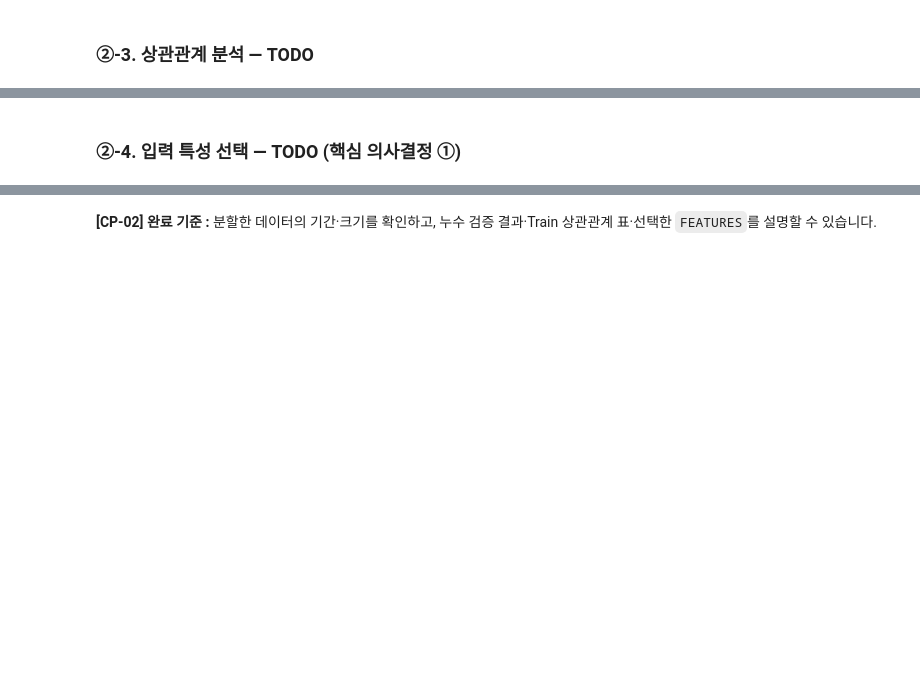
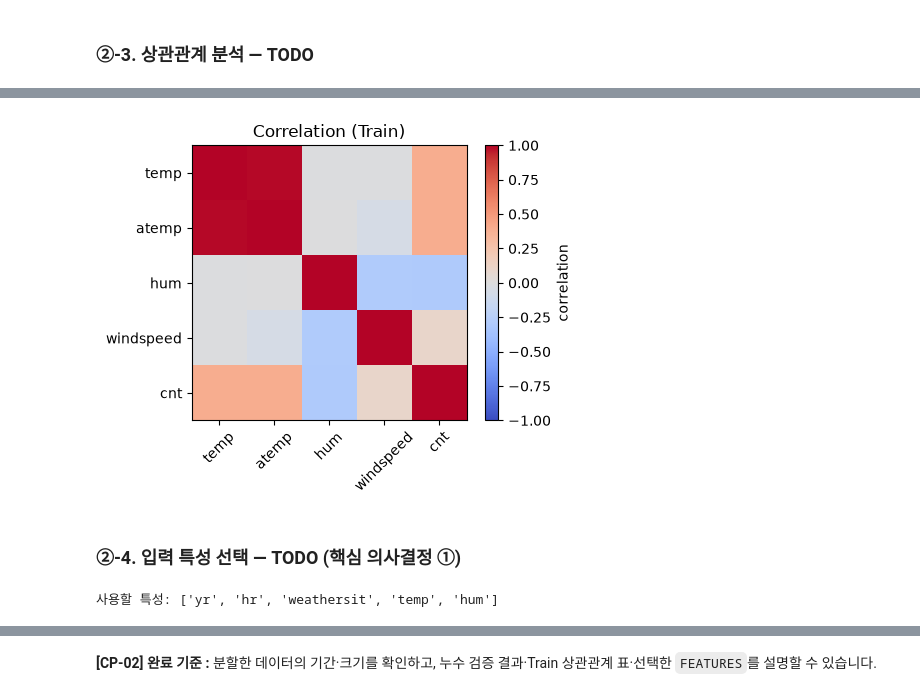
Before and after one commit to Kim-ms/ai-mini-projects, a Jupyter notebook: mini-project-01/code/01_regression_bike_demand.ipynb, the cells around one changed output, grey strips where cells are left out. Drawn from its saved outputs; the diff is of its cells as text; code cells hidden in the pictures; blank space fills up the shorter version.

```diff
--- a/mini-project-01/code/01_regression_bike_demand.ipynb
+++ b/mini-project-01/code/01_regression_bike_demand.ipynb
@@ -235,5 +264,5 @@ corr_cols = ["temp", "atemp", "hum", "windspeed", "cnt"]
 
 # TODO 2-3. Train 데이터로만 상관계수를 계산합니다.
 # 힌트: train_df[corr_cols].corr()
-corr = ...
+corr = train_df[corr_cols].corr()
 display(corr.round(3))
@@ -240,29 +276,32 @@ display(corr.round(3))
 # %%
 # [공통] 상관관계 시각화 기본 구조
 plt.figure(figsize=(5, 4))
 
 # TODO 2-4. 상관관계 행렬을 히트맵으로 시각화합니다.
 # 힌트: plt.imshow(corr, cmap="coolwarm", vmin=-1, vmax=1)
 #       plt.colorbar(label="correlation")
-...
 
+plt.imshow(corr, cmap="coolwarm", vmin=-1, vmax=1)
+plt.colorbar(label="correlation")
 plt.xticks(range(len(corr_cols)), corr_cols, rotation=45)
 plt.yticks(range(len(corr_cols)), corr_cols)
 plt.title("Correlation (Train)")
 plt.tight_layout()
 plt.show()
+# %% [output]
+[figure, added]
 # %% [markdown]
 ### ②-4. 입력 특성 선택 — TODO (핵심 의사결정 ①)
 # %%
 # TODO 2-5. 모델에 사용할 입력 컬럼을 선택합니다.
 # 다음을 검토하세요: 타깃 cnt, 대여 후 집계값, 행 식별자, 유사한 정보를 가진 컬럼.
 # 목록과 제외 이유는 안내 교안에 따라 스스로 결정합니다.
-FEATURES = [
-    # 사용할 특성명을 문자열로 작성하세요.
-]
+FEATURES = ["yr", "hr", "weathersit", "temp", "hum"]
 TARGET = "cnt"
 
 print("사용할 특성:", FEATURES)
+# %% [output]
+사용할 특성: ['yr', 'hr', 'weathersit', 'temp', 'hum']
 # %%
 # [공통] 입력 X와 정답 y 분리
 X_train = train_df[FEATURES].copy()
```
Also changed, not shown: parts of 13 cells of this notebook.
